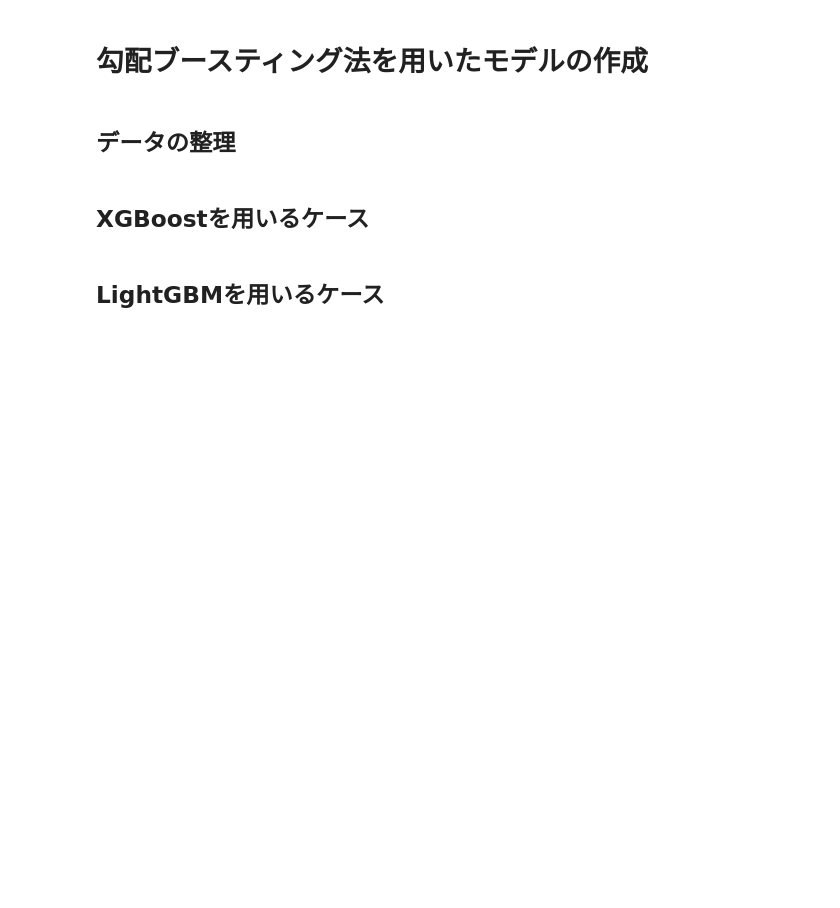
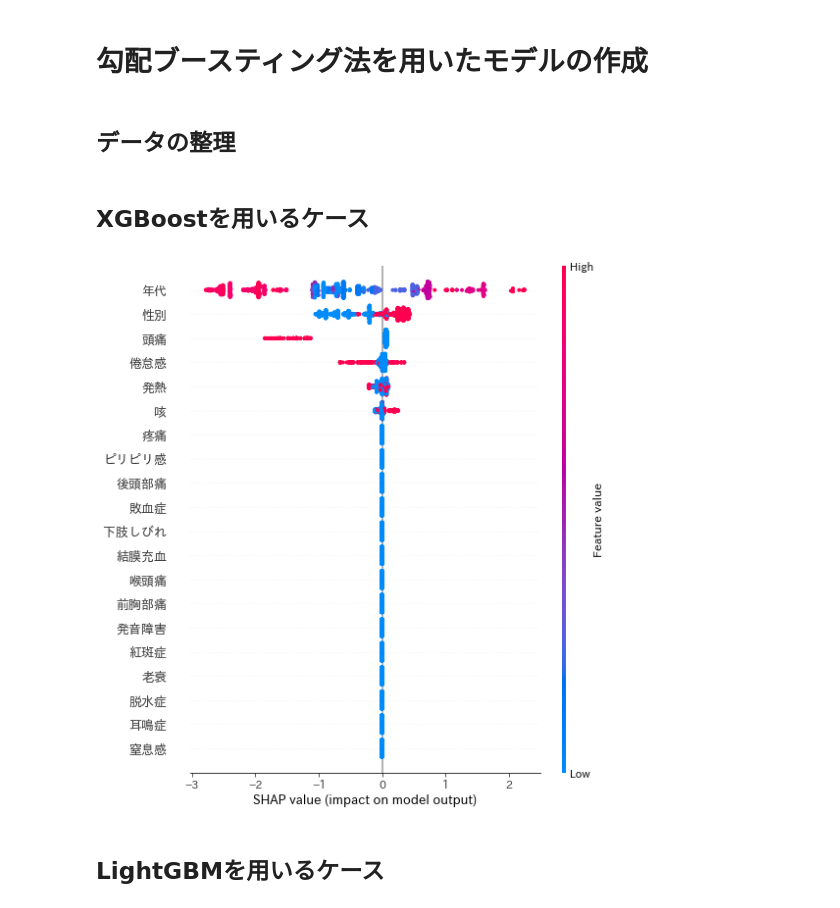
Before and after one commit to ostk0069/COVID-19-Basic-Analysis, a Jupyter notebook: signate_phase1_covid19_case_data.ipynb, the cells around one changed output. Cells and saved outputs as stored; diff of their text form; code cells hidden in the pictures; blank space fills up the shorter version.

```diff
--- a/signate_phase1_covid19_case_data.ipynb
+++ b/signate_phase1_covid19_case_data.ipynb
@@ -287,6 +287,25 @@ def plot_xgboost_result(df):
   axes[1,1].set_ylabel('mae')
   print("重症,死亡の患者の数", df['ステータス'].value_counts()[1], '-', df['ステータス'].value_counts()[0])
   print("AUCのベストスコア", model2.best_score)
+# %%
+def xgboost_sharp(df):
+  x_train, x_test, y_train, y_test = train_test_split(df.drop('都道府県コード', axis=1).drop(['ステータス'], axis=1), df['ステータス'], stratify=df['ステータス'], test_size=0.1, random_state=0)
+  params = {
+        'objective': 'binary:logistic',
+        'eval_metric': 'logloss',
+    }
+
+  model = xgb.XGBClassifier(**params)
+  model.fit(x_train, y_train)
+
+  explainer = shap.TreeExplainer(model)
+  shap_values = explainer.shap_values(x_train)
+  shap.summary_plot(shap_values, x_train)
+# %%
+df_new_kanto = df_new[(df_new["都道府県コード"] == 8) | (df_new["都道府県コード"] == 9) | (df_new["都道府県コード"] == 10) | (df_new["都道府県コード"] == 11) | (df_new["都道府県コード"] == 12) | (df_new["都道府県コード"] == 13) | (df_new["都道府県コード"] == 14)]
+xgboost_sharp(df_new_kanto)
+# %% [output]
+[figure, added]
 # %%
 def cross_validation(df, random_state = 0):
   x = df.drop('都道府県コード', axis=1).drop(['ステータス'], axis=1)
```
Also changed, not shown: parts of 6 cells of this notebook.
